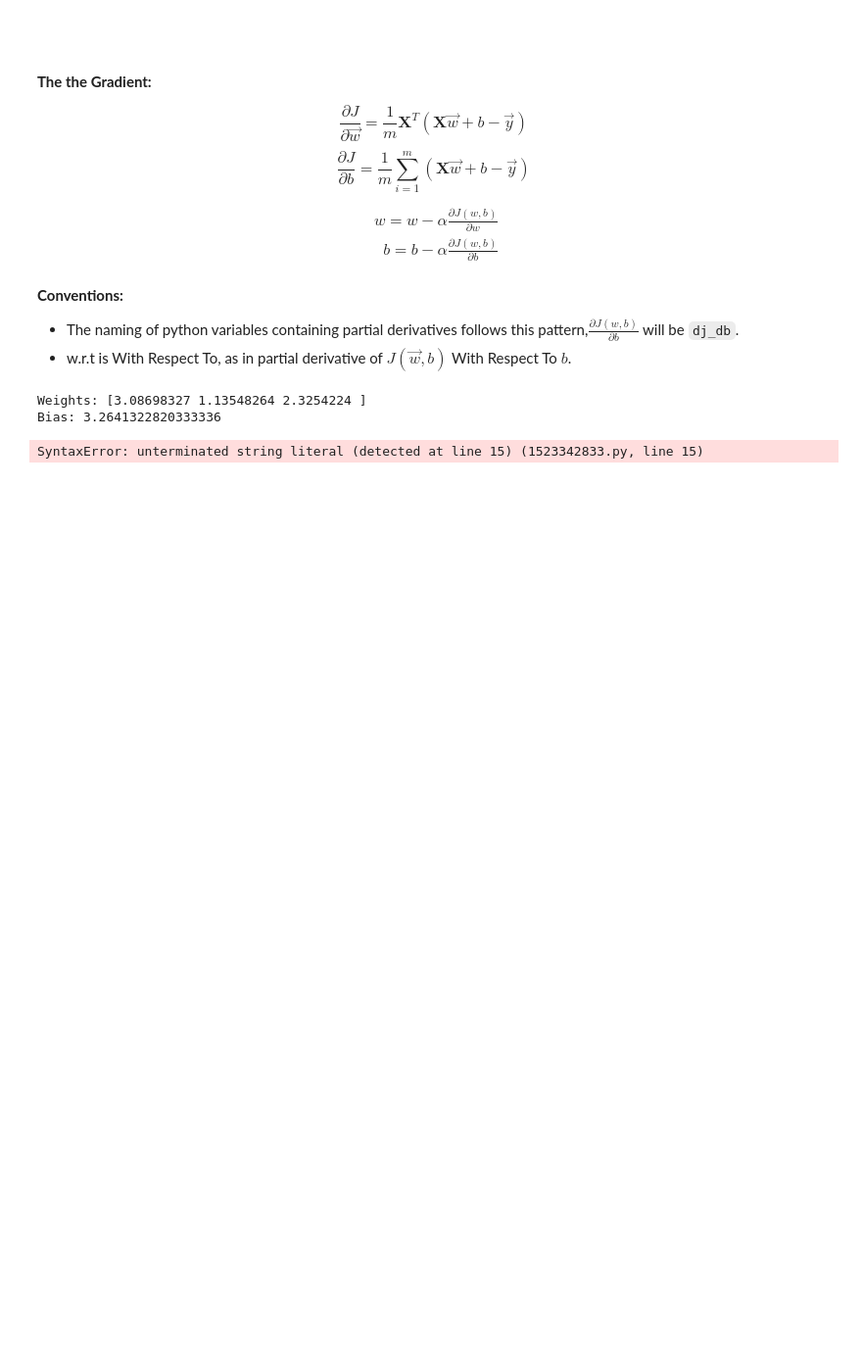
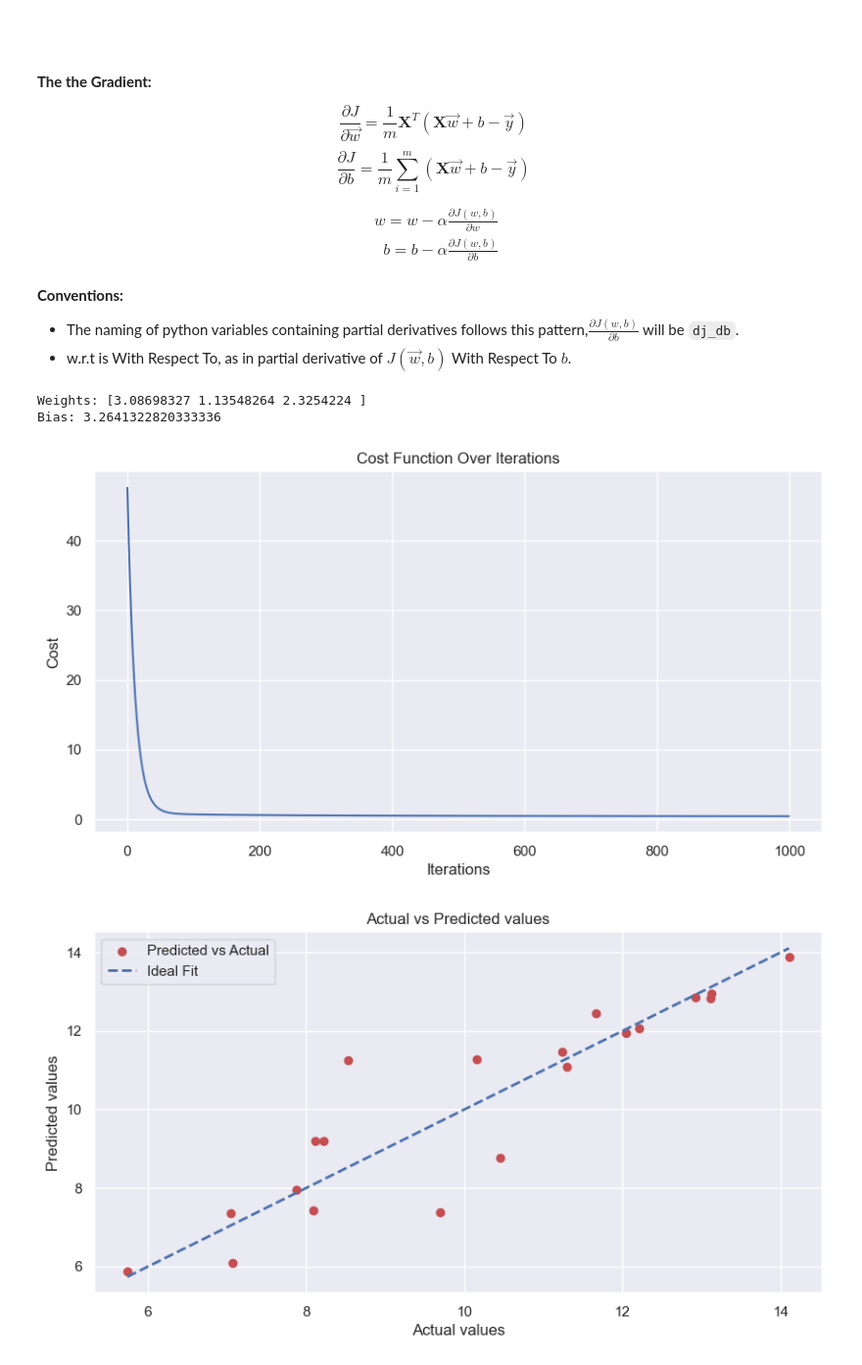
Before and after one commit to leandrofahur/artificial-inteligence-portifolio, a Jupyter notebook: machine-learning/supervised-learning/multivariate-linear-regression.ipynb, the cells around one changed output. Shown: that part at 98% size. Saved outputs shown, nothing was run; the diff lists cells and outputs as text; code cells hidden in the pictures; blank space fills up the shorter version.

```diff
--- a/machine-learning/supervised-learning/multivariate-linear-regression.ipynb
+++ b/machine-learning/supervised-learning/multivariate-linear-regression.ipynb
@@ -140,20 +140,21 @@ Bias: 3.2641322820333336
 # %%
 # plotting the cost function over iterations:
 plt.figure(figsize=(10, 5))
 plt.plot(range(model.epochs), model.cost_history, 'b-')
 plt.title('Cost Function Over Iterations')
 plt.xlabel('Iterations')
 plt.ylabel('Cost')
 plt.show()
 
 # plotting Actual vs Predicted values:
 plt.figure(figsize=(10, 5))
-plt.scatter(y_test, predictions, c='r')
-plt.plot([y_test.min(), y_test.max()], [y_test.min(), y_test.max()], 'b--', lw=2)
+plt.scatter(y_test, predictions, c='r', label='Predicted vs Actual')
+plt.plot([y_test.min(), y_test.max()], [y_test.min(), y_test.max()], 'b--', lw=2, label='Ideal Fit')
 plt.xlabel('Actual values')
 plt.ylabel('Predicted values')
-plt.title('Actual vs Predicted values
+plt.title('Actual vs Predicted values')
 plt.legend()
 plt.show()
 # %% [output]
-SyntaxError: unterminated string literal (detected at line 15) (1523342833.py, line 15)
+[figure, added]
+[figure, added]
```
